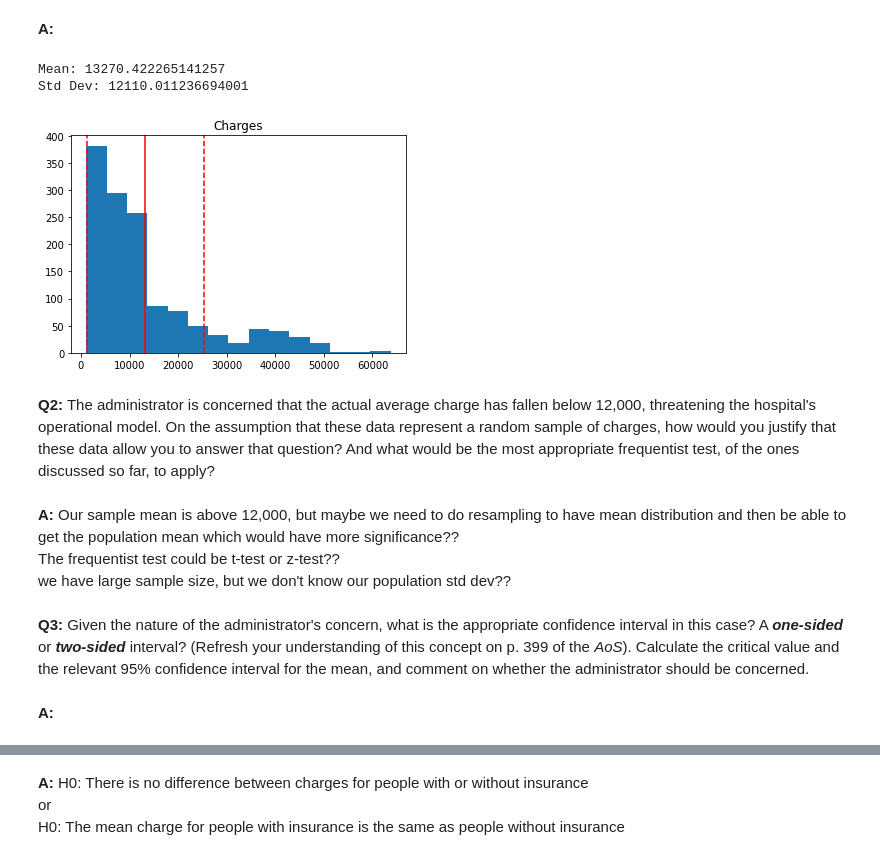
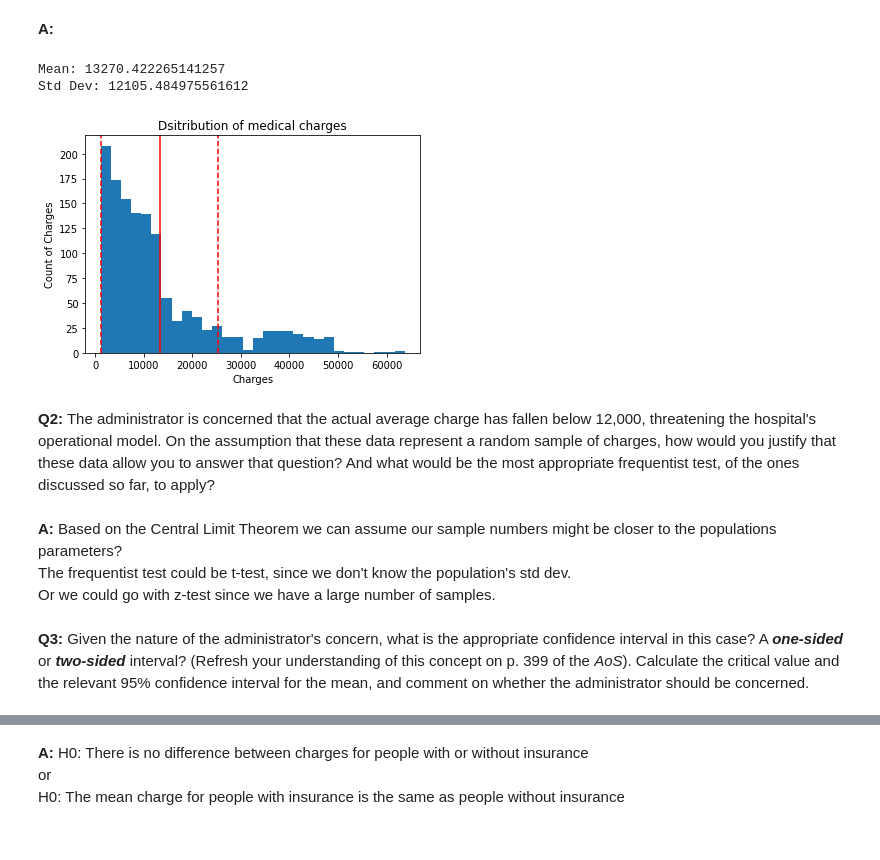
Before and after one commit to jduran3/Springboard, a Jupyter notebook: Frequentist Case Study/Frequentist Inference Case Study - Part B (2).ipynb, the cells around one changed output, grey strips where cells are left out. Saved outputs shown, nothing was run; the diff lists cells and outputs as text; code cells hidden in the pictures.

```diff
--- a/Frequentist Case Study/Frequentist Inference Case Study - Part B (2).ipynb
+++ b/Frequentist Case Study/Frequentist Inference Case Study - Part B (2).ipynb
@@ -53,26 +52,26 @@ __Q1:__ Plot the histogram of charges and calculate the mean and standard deviat
 # %% [markdown]
 __A:__
 # %%
-plt.hist(medical['charges'], bins=15)
+plt.hist(medical['charges'], bins=30)
 mean = np.mean(medical['charges'])
-std = np.std(medical['charges'], ddof=1)
+std = np.std(medical['charges'])
 plt.axvline(mean, c='r')
 plt.axvline(mean+std, color='r', linestyle='--')
 plt.axvline(mean-std, color='r', linestyle='--')
-plt.title('Charges')
+plt.title('Dsitribution of medical charges')
+plt.xlabel('Charges')
+plt.ylabel('Count of Charges')
 print('Mean:', mean )
 print('Std Dev:', std )
 # %% [output]
 Mean: 13270.422265141257
-Std Dev: 12110.011236694001
+Std Dev: 12105.484975561612
-[figure, old version]
+[figure, new version]
 # %% [markdown]
 __Q2:__ The administrator is concerned that the actual average charge has fallen below 12,000, threatening the hospital's operational model. On the assumption that these data represent a random sample of charges, how would you justify that these data allow you to answer that question? And what would be the most appropriate frequentist test, of the ones discussed so far, to apply?
-# %% [markdown]
-__A:__ Our sample mean is above 12,000, but maybe we need to do resampling to have mean distribution and then be able to get the population mean which would have more significance??
-<br>The frequentist test could be t-test or z-test??
-<br>we have large sample size, but we don't know our population std dev??
+# %% [markdown]
+__A:__ Based on the Central Limit Theorem we can assume our sample numbers might be closer to the populations parameters?
+<br>The frequentist test could be t-test, since we don't know the population's std dev.
+<br> Or we could go with z-test since we have a large number of samples.
 # %% [markdown]
 __Q3:__ Given the nature of the administrator's concern, what is the appropriate confidence interval in this case? A ***one-sided*** or ***two-sided*** interval? (Refresh your understanding of this concept on p. 399 of the *AoS*). Calculate the critical value and the relevant 95% confidence interval for the mean, and comment on whether the administrator should be concerned.
-# %% [markdown]
-__A:__
```
Also changed, not shown: parts of 29 cells of this notebook.
